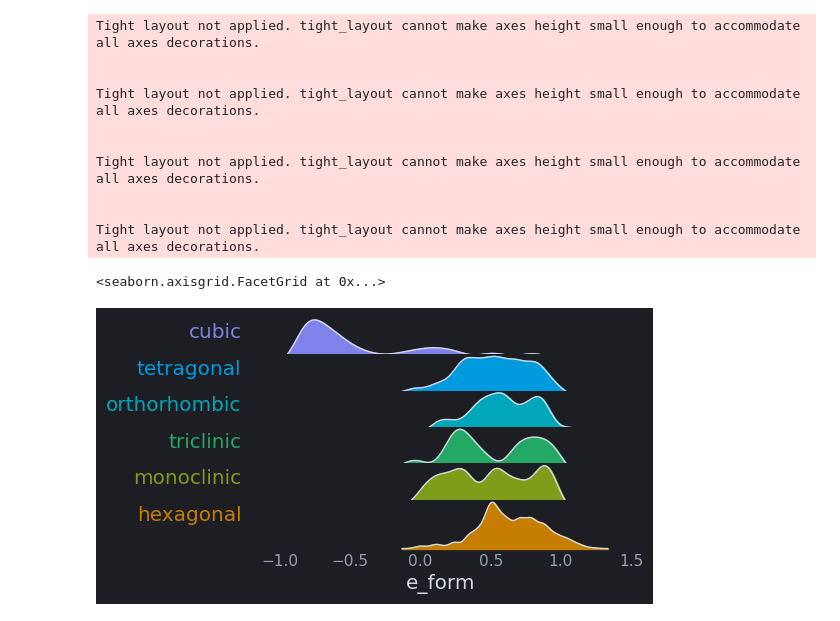
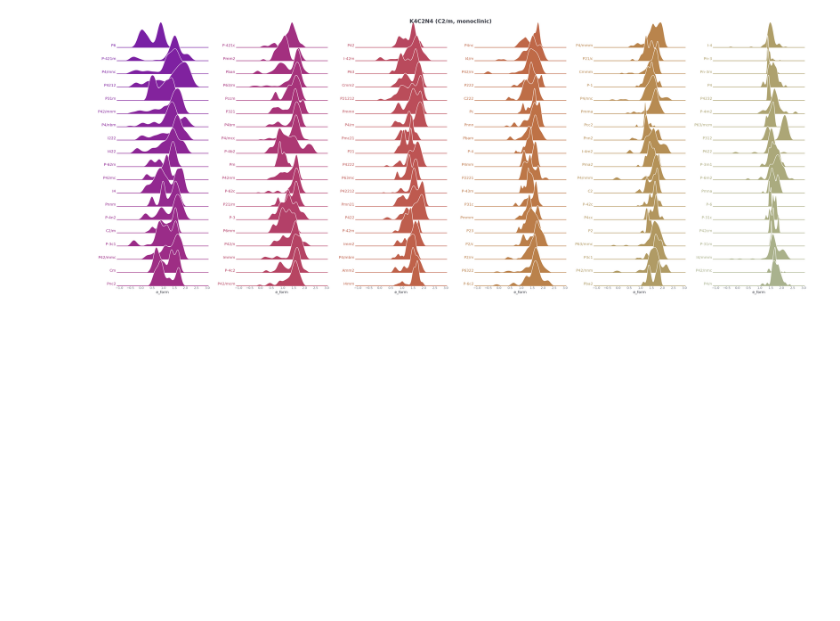
Before and after one commit to nicholas-miklaucic/baysic, a Jupyter notebook: group-search.ipynb, the cells around one changed output. Drawn from its saved outputs; the diff is of its cells as text; code cells hidden in the pictures; blank space fills up the shorter version.

Commit message:
Group searching improved

```diff
--- a/group-search.ipynb
+++ b/group-search.ipynb
@@ -7,9 +7,3 @@ IS_DARK = True
 theme, cs = rp.mpl_setup(IS_DARK)
 rp.plotly_setup(IS_DARK)
 rp.bokeh_setup(IS_DARK)
-# %%
-from pathlib import Path
-run_id = Path('logs') / '10-08' / 'Ce1B1Rh3' / '1'
-
-df = json_to_df(run_id / 'total.json')
-df.head()
@@ -103,7 +42,6 @@ test_df[str_comps == '26']
 # %%
 from baysic.lattice import LATTICES
-
-run_id = Path('logs') / '10-08' / 'Ce1B1Rh3' / '1'
+from baysic.utils import df_to_json
 
 big_df = []
 
@@ -120,5 +58,7 @@ for lat_type in LATTICES:
             big_df.append(df)
 
 df = pd.concat(big_df).reset_index(drop=True)
+df['num_pos'] = df['wsyms'].str.count('_') + 1
+df_to_json(df, f'logs/{comp}.json')
 df
 # %% [output]
@@ -144,52 +84,67 @@ import matplotlib.pyplot as plt
 def ridge_plot(
     df: pd.DataFrame,
     group_var: str,
     num_var: str,
-    palette: str = 'rho_iso_spectra',
-    order_by: str | None = None
+    order_by = lambda x: np.quantile(x, 0.1),
+    height: int = 10,
+    subplot_height: float = 0.8
 ):
     if order_by is not None:
+        order = df[[group_var, num_var]].groupby(group_var).agg(order_by)[num_var].sort_values().index
+        palette = 'rho_solara'
 
-    g = sns.FacetGrid(df, row=group_var, hue=group_var, aspect=10, height=0.5, palette=palette, sharey=False)
+    else:
+        order = pd.unique(df[group_var])
+        palette = 'rho_iso_spectra'
+
+    hspace = -0.5
+    num_rows = int(height / ((1 + hspace) * subplot_height))
+    num_cols = int(np.ceil(len(order) / num_rows))
+    pad_order = np.concatenate([order.values, [np.nan for _ in range(num_rows * num_cols - len(order))]], dtype=object)
+    pad_order = pad_order.reshape(num_rows, num_cols)
+    order_i = 0
+    for j in range(num_cols):
+        for i in range(num_rows):
+            if not pd.isnull(pad_order[i, j]):
+                pad_order[i, j] = order[order_i]
+                order_i += 1
+    col_order = pad_order.flatten()
+    col_order = col_order[~pd.isnull(col_order)]
+    hue_order = df[[group_var, num_var]].groupby(group_var).agg(order_by)[num_var].sort_values().index
+
+    g = sns.FacetGrid(
+        df, col=group_var, hue=group_var, aspect=8, height=subplot_height, col_wrap=num_cols,
+        palette=palette, col_order=col_order, hue_order=hue_order, sharey=False)
 
     # Draw the densities in a few steps
-    kde_params = dict(bw_adjust=.5)
+    kde_params = dict(bw_adjust=0.5)
     g.map(sns.kdeplot, num_var, clip_on=False,
-        fill=True, alpha=1, linewidth=1.5, **kde_params)
-    g.map(sns.kdeplot, num_var, clip_on=False, color=plt.rcParams['text.color'], lw=1, **kde_params)
+        fill=True, alpha=1, linewidth=1.5, edgecolor=plt.rcParams['figure.facecolor'], **kde_params)
 
     # passing color=None to refline() uses the hue mapping
-    # g.refline(y=0, linewidth=2, linestyle="-", color=None, clip_on=False)
+    g.refline(y=0, linewidth=2, linestyle="-", color=None, clip_on=False)
 
     # Define and use a simple function to label the plot in axes coordinates
     def label(x, color, label):
         ax = plt.gca()
-        ax.set_ylabel(label, color=color, ha="right", rotation=0)
+        ax.set_facecolor((0, 0, 0, 0))
+        ax.set_ylabel(label, color=color, ha="right", rotation=0, y=0, va='bottom')
 
     g.map(label, "lattice_type")
 
     # Set the subplots to overlap
-    g.figure.subplots_adjust(hspace=-.25)
+    g.figure.subplots_adjust(hspace=hspace)
 
     # Remove axes details that don't play well with overlap
     g.set_titles("")
     g.set(yticks=[])
     g.set_xlabels(num_var)
     g.despine(bottom=True, left=True)
 
     return g
 
-ridge_plot(df, 'lattice_type', 'e_form')
+g = ridge_plot(df, 'symbol', 'e_form', height=8)
+g.figure.suptitle(f'{comp} ({true})')
+g.savefig(f'images/{comp}_groups.png')
 # %% [output]
-Tight layout not applied. tight_layout cannot make axes height small enough to accommodate all axes decorations.
-
-
-Tight layout not applied. tight_layout cannot make axes height small enough to accommodate all axes decorations.
-
-
-Tight layout not applied. tight_layout cannot make axes height small enough to accommodate all axes decorations.
-
-
-Tight layout not applied. tight_layout cannot make axes height small enough to accommodate all axes decorations.
-<seaborn.axisgrid.FacetGrid at 0x...>
-[figure, old version]
+[figure, new version]
```
Also changed, not shown: parts of 15 cells of this notebook, 4 other files.
